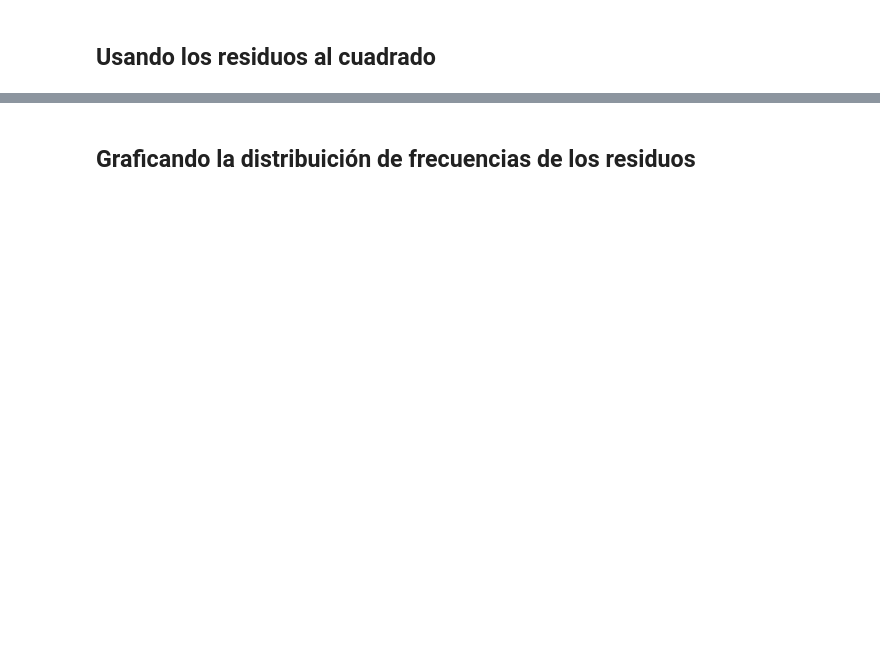
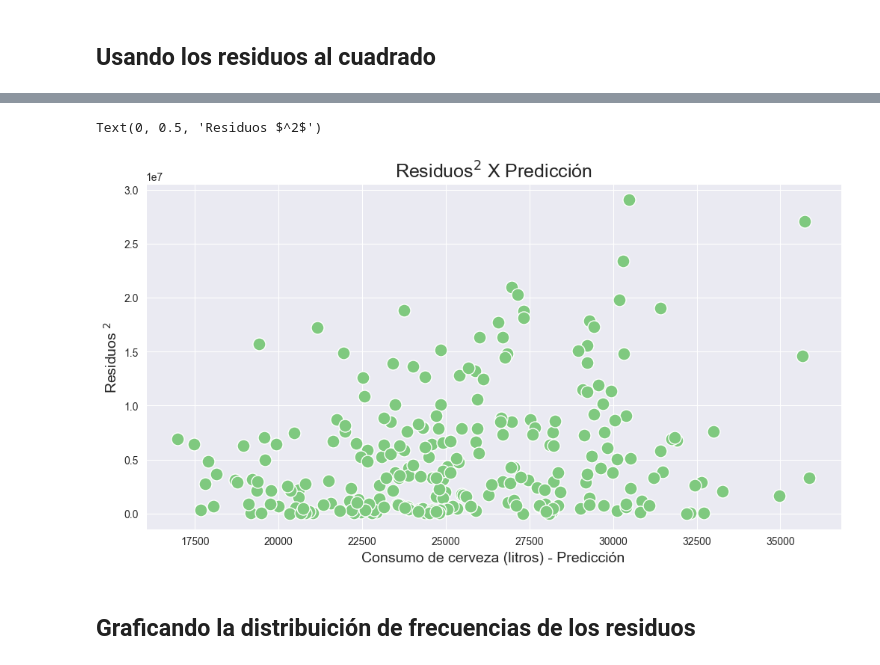
Before and after one commit to Luis1g/Regresion-Lineal-1, a Jupyter notebook: Regresión_Lineal.ipynb, the cells around one changed output, grey strips where cells are left out. Saved outputs shown, nothing was run; the diff lists cells and outputs as text; code cells hidden in the pictures; blank space fills up the shorter version.

```diff
--- a/Regresión_Lineal.ipynb
+++ b/Regresión_Lineal.ipynb
@@ -488,5 +534,15 @@ Método informal para verificar la hipótesis de varianza constante de los resid
 # %% [markdown]
 <img width='1500px' src='https://caelum-online-public.s3.amazonaws.com/ESP-1774-regresion-lineal/var_u.jpg'>
 Fuente: Econometria Básica - 5ª edición - Gujarati y Porter
+# %%
+ax = sns.scatterplot(x = y_predicho_train, y = residuo **2, s = 150)
+
+ax.figure.set_size_inches(12,6)
+ax.set_title("Residuos$^2$ X Predicción", fontsize = 18)
+ax.set_xlabel("Consumo de cerveza (litros) - Predicción", fontsize = 14)
+ax.set_ylabel("Residuos $^2$", fontsize = 14)
+# %% [output]
+Text(0, 0.5, 'Residuos $^2$')
+[figure, added]
 # %% [markdown]
 ## Graficando la distribuición de frecuencias de los residuos
```
Also changed, not shown: parts of 13 cells of this notebook.
